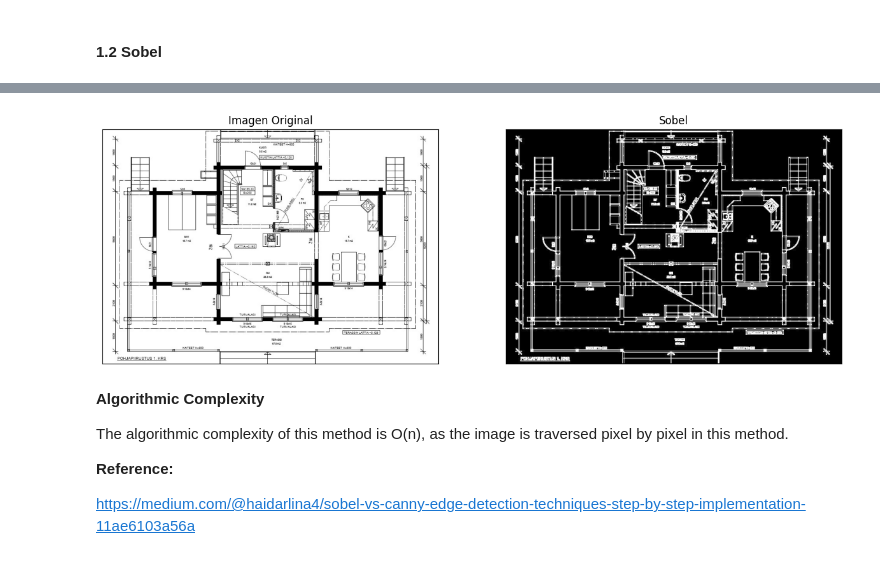
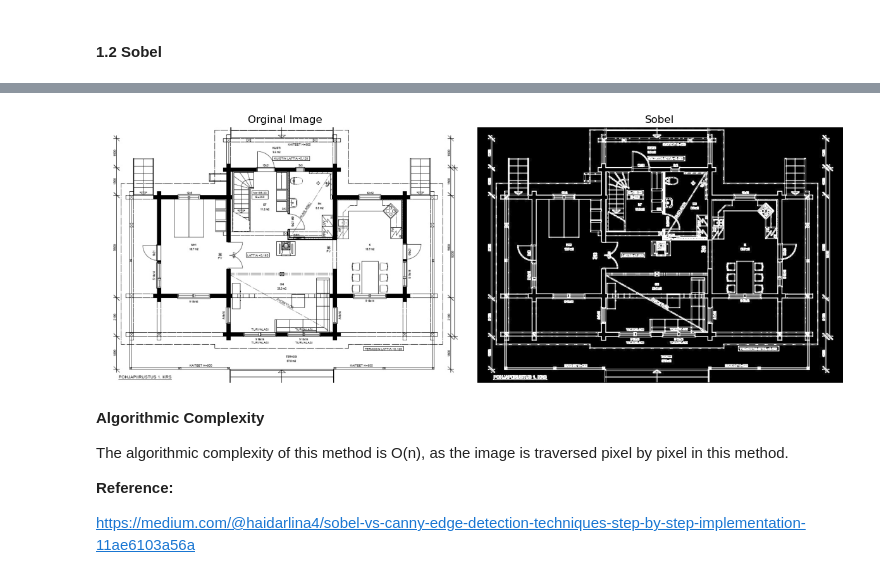
Before and after one commit to alcalderagl/processing_images, a Jupyter notebook: activity 2/spatial_domain_algorithms.ipynb, the cells around one changed output, grey strips where cells are left out. Cells and saved outputs as stored; diff of their text form; code cells hidden in the pictures.

```diff
--- a/activity 2/spatial_domain_algorithms.ipynb
+++ b/activity 2/spatial_domain_algorithms.ipynb
@@ -103,52 +135,42 @@ https://www.geeksforgeeks.org/edge-detection-using-prewitt-scharr-and-sobel-oper
 # %% [markdown]
 #### 1.2 Sobel
 # %%
+def sobel(image):
+    # normalizie the image
+    image = np.array(image, dtype=np.float32) / 255.0
+
+    # define Sobel filters
+    sobel_x = np.array([[-1, 0, 1], [-2, 0, 2], [-1, 0, 1]])
+    sobel_y = np.array([[-1, -2, -1], [0, 0, 0], [1, 2, 1]])
+
+    # Get height and widht of the image
+    height = image.shape[0]
+    width = image.shape[1]
+
+
+    # Initialize empty array for edges
+    gradient_x = np.zeros_like(image)
+    gradient_y = np.zeros_like(image)
+
+    # Appliying Sobel method
+    for i in range(1, height - 1):
+        for j in range(1, width - 1):
+            # Executes n*n = n^2 times O(n^2)
+            region = image[i - 1:i + 2, j - 1:j + 2]
+            gradient_x[i, j] = np.sum(region * sobel_x)
+            gradient_y[i, j] = np.sum(region * sobel_y)
+
+    gradient_magnitude = np.sqrt(gradient_x**2 + gradient_y**2)
+    gradient_direction = np.arctan2(gradient_y, gradient_x)
+
+    # normalizie the magnitud
+    gradient_magnitude = np.clip(gradient_magnitude, 0, 1)
+
+    return gradient_magnitude
+
 # Convert image into gray
 plans = plans.convert("L")
-
-# normalizie the image
-gray_image = np.array(plans, dtype=np.float32) / 255.0
-
-# define Sobel filters
-sobel_x = np.array([[-1, 0, 1], [-2, 0, 2], [-1, 0, 1]])
-sobel_y = np.array([[-1, -2, -1], [0, 0, 0], [1, 2, 1]])
-
-# Get height and widht of the image
-height = gray_image.shape[0]
-width = gray_image.shape[1]
-
-
-# Initialize empty array for edges
-gradient_x = np.zeros_like(gray_image)
-gradient_y = np.zeros_like(gray_image)
-
-# Appliying Sobel method
-for i in range(1, height - 1):
-    for j in range(1, width - 1):
-
-        region = gray_image[i - 1:i + 2, j - 1:j + 2]
-        gradient_x[i, j] = np.sum(region * sobel_x)
-        gradient_y[i, j] = np.sum(region * sobel_y)
-
-gradient_magnitude = np.sqrt(gradient_x**2 + gradient_y**2)
-gradient_direction = np.arctan2(gradient_y, gradient_x)
-
-# normalizie the magnitud
-gradient_magnitude = np.clip(gradient_magnitude, 0, 1)
-
-plt.figure(figsize=(15, 5))
-
-plt.subplot(1, 2, 1)
-plt.imshow(gray_image, cmap="gray")
-plt.title("Imagen Original")
-plt.xticks([])
-plt.yticks([])
-
-plt.subplot(1, 2, 2)
-plt.imshow(gradient_magnitude, cmap="gray")
-plt.title("Sobel")
-plt.xticks([])
-plt.yticks([])
-
-plt.show()
+result, exect_time = execution_time(sobel, plans)
+print(f"Execution time {exect_time}")
+plot_images(images=[plans, result], labels=["Orginal Image", "Sobel"])
 # %% [output]
@@ -155,4 +178,4 @@ plt.show()
-[figure, old version]
+[figure, new version]
 # %% [markdown]
 **Algorithmic Complexity**
 
```
Also changed, not shown: parts of 4 cells of this notebook.
